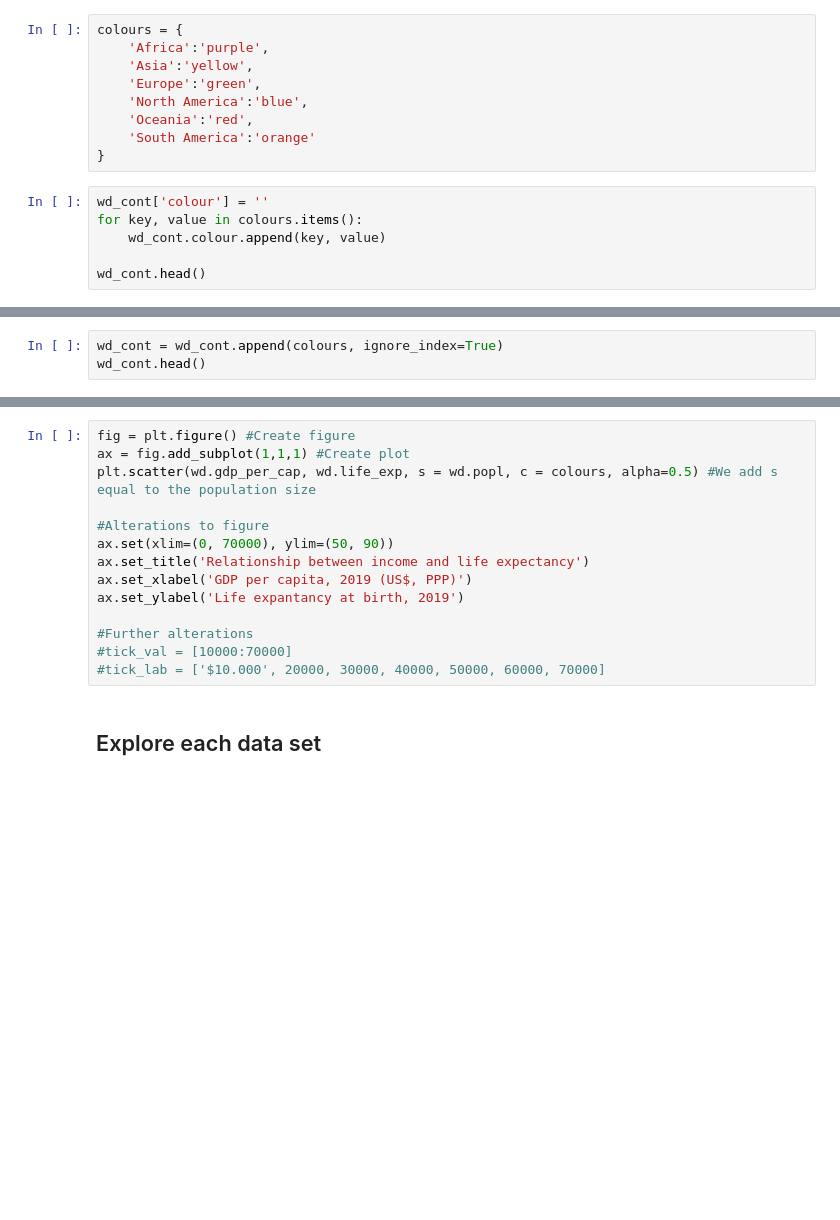
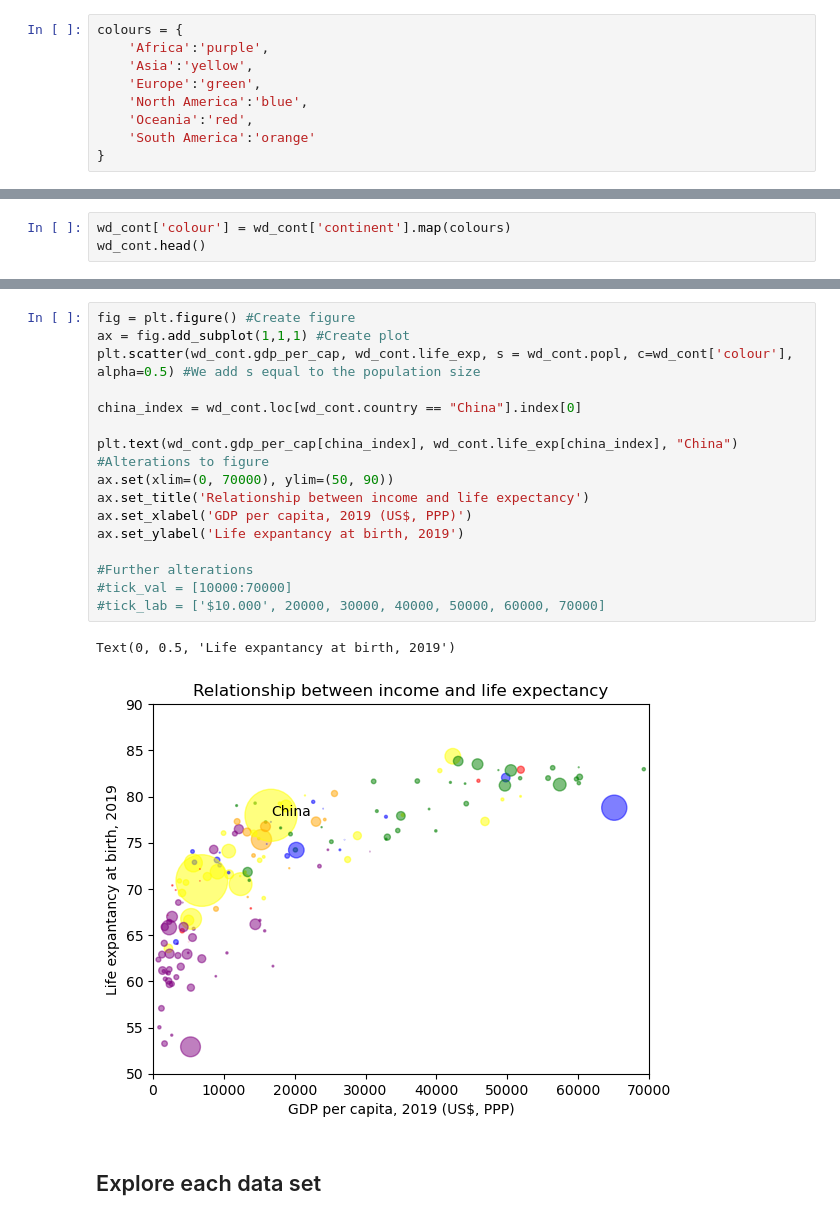
Before and after one commit to NumEconCopenhagen/projects-2023-helene-and-cecilie-class-3, a Jupyter notebook: dataproject/dataproject.ipynb, the cells around one changed output, grey strips where cells are left out. Drawn from its saved outputs; the diff is of its cells as text; blank space fills up the shorter version.

Commit message:
continent colours

```diff
--- a/dataproject/dataproject.ipynb
+++ b/dataproject/dataproject.ipynb
@@ -241,9 +247,3 @@ colours = {
     'Oceania':'red',
     'South America':'orange'
 }
-# %%
-wd_cont['colour'] = ''
-for key, value in colours.items():
-    wd_cont.colour.append(key, value)
-
-wd_cont.head()
@@ -252,3 +250,3 @@ TypeError: cannot concatenate object of type '<class 'str'>'; only Series and Da
 # %%
-wd_cont = wd_cont.append(colours, ignore_index=True)
+wd_cont['colour'] = wd_cont['continent'].map(colours)
 wd_cont.head()
@@ -255,17 +260,23 @@ wd_cont.head()
 # %%
 fig = plt.figure() #Create figure
 ax = fig.add_subplot(1,1,1) #Create plot
-plt.scatter(wd.gdp_per_cap, wd.life_exp, s = wd.popl, c = colours, alpha=0.5) #We add s equal to the population size
+plt.scatter(wd_cont.gdp_per_cap, wd_cont.life_exp, s = wd_cont.popl, c=wd_cont['colour'], alpha=0.5) #We add s equal to the population size
 
+china_index = wd_cont.loc[wd_cont.country == "China"].index[0]
+
+plt.text(wd_cont.gdp_per_cap[china_index], wd_cont.life_exp[china_index], "China")
 #Alterations to figure
 ax.set(xlim=(0, 70000), ylim=(50, 90))
 ax.set_title('Relationship between income and life expectancy')
 ax.set_xlabel('GDP per capita, 2019 (US$, PPP)')
 ax.set_ylabel('Life expantancy at birth, 2019')
 
 #Further alterations
 #tick_val = [10000:70000]
 #tick_lab = ['$10.000', 20000, 30000, 40000, 50000, 60000, 70000]
+# %% [output]
+Text(0, 0.5, 'Life expantancy at birth, 2019')
+[figure, added]
 # %% [markdown]
 ## Explore each data set
 # %% [markdown]
```
Also changed, not shown: parts of 4 cells of this notebook.
